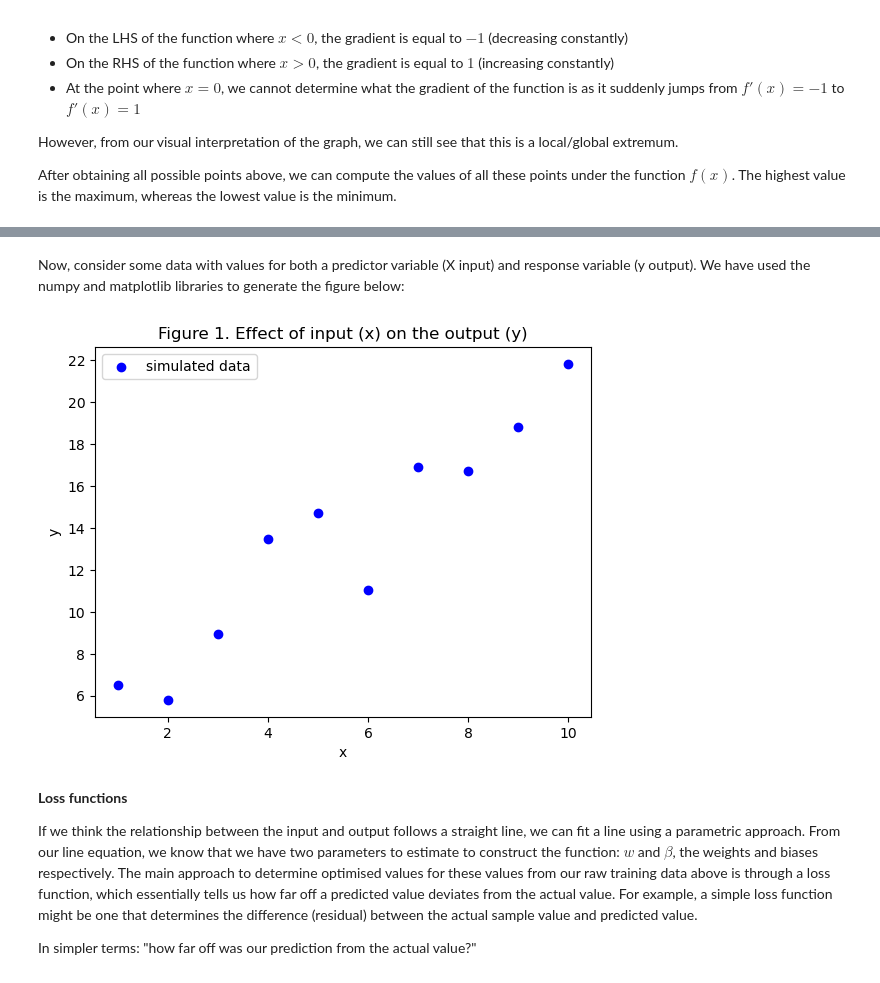
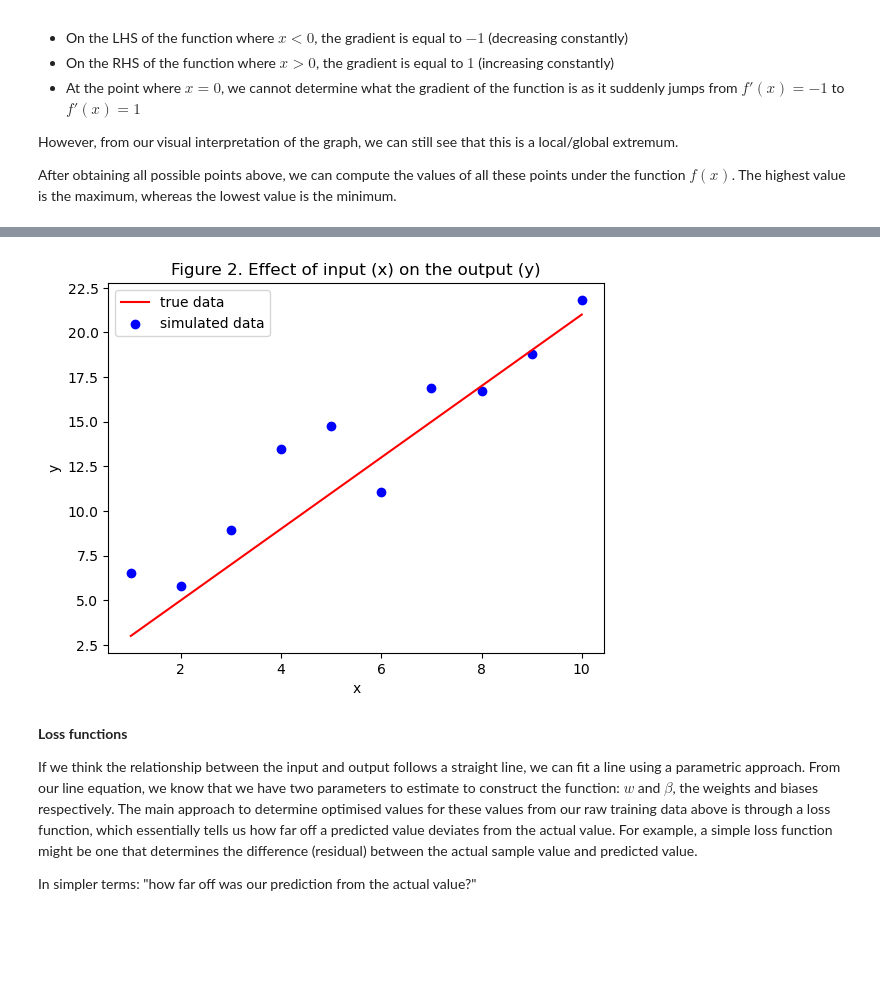
Before and after one commit to MonashAIM/onboarding-resources, a Jupyter notebook: Notebook 1 - Machine Learning.ipynb, the cells around one changed output, grey strips where cells are left out. Saved outputs shown, nothing was run; the diff lists cells and outputs as text; code cells hidden in the pictures; blank space fills up the shorter version.

```diff
--- a/Notebook 1 - Machine Learning.ipynb
+++ b/Notebook 1 - Machine Learning.ipynb
@@ -465,21 +455,24 @@ You may be more familiar with the terms used in the brackets (gradients, interce
-# %% [markdown]
-Now, consider some data with values for both a predictor variable (X input) and response variable (y output). We have used the numpy and matplotlib libraries to generate the figure below:
 # %%
+# Importing required libraries
 import numpy as np
 import matplotlib.pyplot as plt
 np.random.seed(0)
+
+# Generating our true (ideally linear) and noisy (realistic) data
 x = np.linspace(1, 10, 10)
 y_true = 2 * x + 1
 y_sim = y_true + np.random.normal(0, 2, y_true.shape)
 
+# Plotting
+plt.plot(x, y_true, label='true data', color='red')
 plt.scatter(x, y_sim, label='simulated data', color='blue')
 plt.xlabel('x')
 plt.ylabel('y')
 plt.legend()
-plt.title('Figure 1. Effect of input (x) on the output (y)')
+plt.title('Figure 2. Effect of input (x) on the output (y)')
 plt.show()
 # %% [output]
-[figure, old version]
+[figure, new version]
 # %% [markdown]
 <b>Loss functions</b>
 
```
Also changed, not shown: parts of 28 cells of this notebook, 2 other files.
